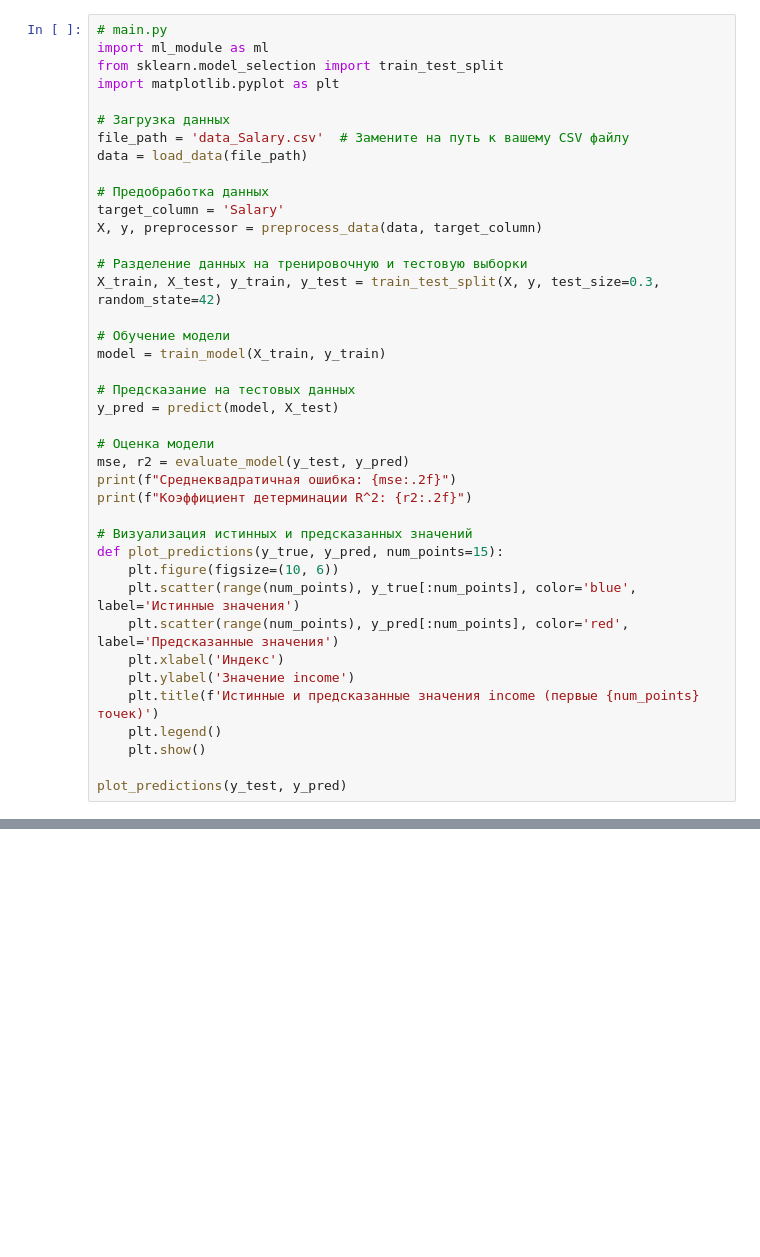
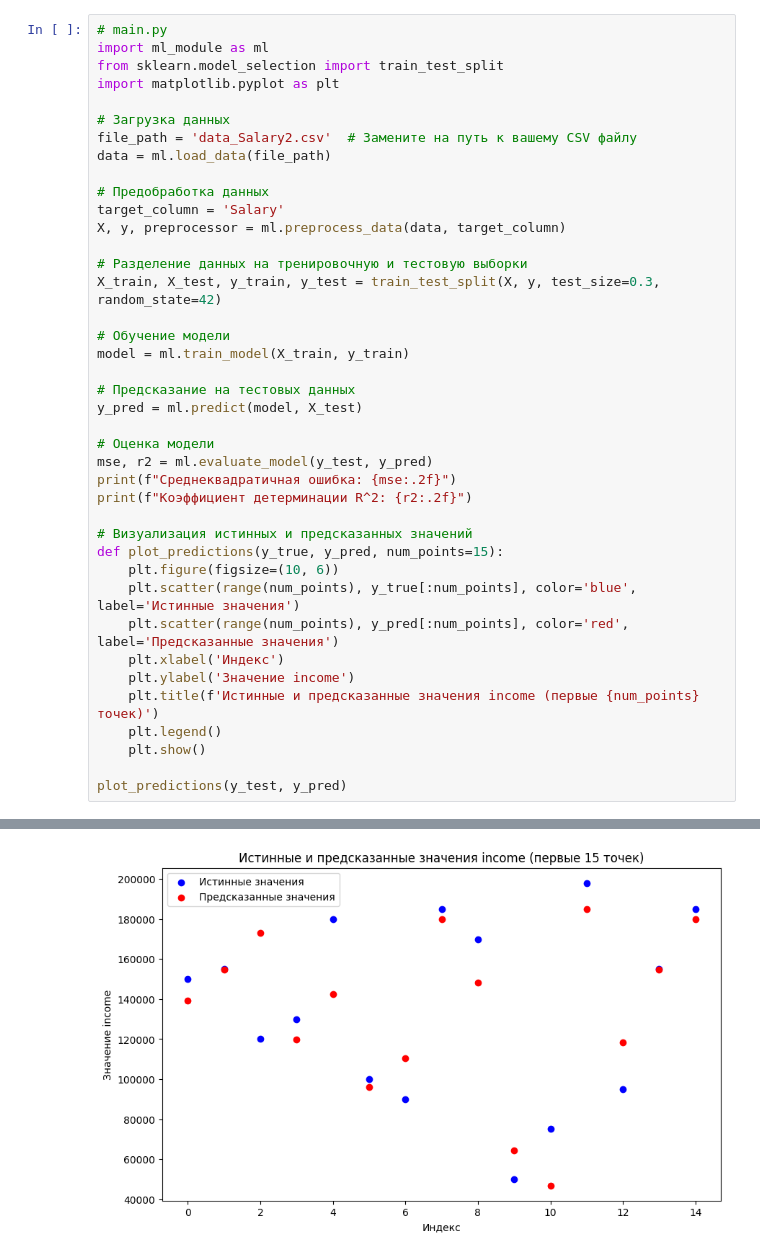
Before and after one commit to leshaz44/Aliaksei, a Jupyter notebook: Task_2/Task_2.ipynb, the cells around one changed output, grey strips where cells are left out. Drawn from its saved outputs; the diff is of its cells as text; blank space fills up the shorter version.

```diff
--- a/Task_2/Task_2.ipynb
+++ b/Task_2/Task_2.ipynb
@@ -7,24 +7,24 @@ from sklearn.model_selection import train_test_split
 import matplotlib.pyplot as plt
 
 # Загрузка данных
-file_path = 'data_Salary.csv'  # Замените на путь к вашему CSV файлу
-data = load_data(file_path)
+file_path = 'data_Salary2.csv'  # Замените на путь к вашему CSV файлу
+data = ml.load_data(file_path)
 
 # Предобработка данных
 target_column = 'Salary'
-X, y, preprocessor = preprocess_data(data, target_column)
+X, y, preprocessor = ml.preprocess_data(data, target_column)
 
 # Разделение данных на тренировочную и тестовую выборки
 X_train, X_test, y_train, y_test = train_test_split(X, y, test_size=0.3, random_state=42)
 
 # Обучение модели
-model = train_model(X_train, y_train)
+model = ml.train_model(X_train, y_train)
 
 # Предсказание на тестовых данных
-y_pred = predict(model, X_test)
+y_pred = ml.predict(model, X_test)
 
 # Оценка модели
-mse, r2 = evaluate_model(y_test, y_pred)
+mse, r2 = ml.evaluate_model(y_test, y_pred)
 print(f"Среднеквадратичная ошибка: {mse:.2f}")
 print(f"Коэффициент детерминации R^2: {r2:.2f}")
 
@@ -44,0 +46 @@ ValueError: A given column is not a column of the dataframe
+[figure, added]
```
Also changed, not shown: parts of 1 cell of this notebook.
